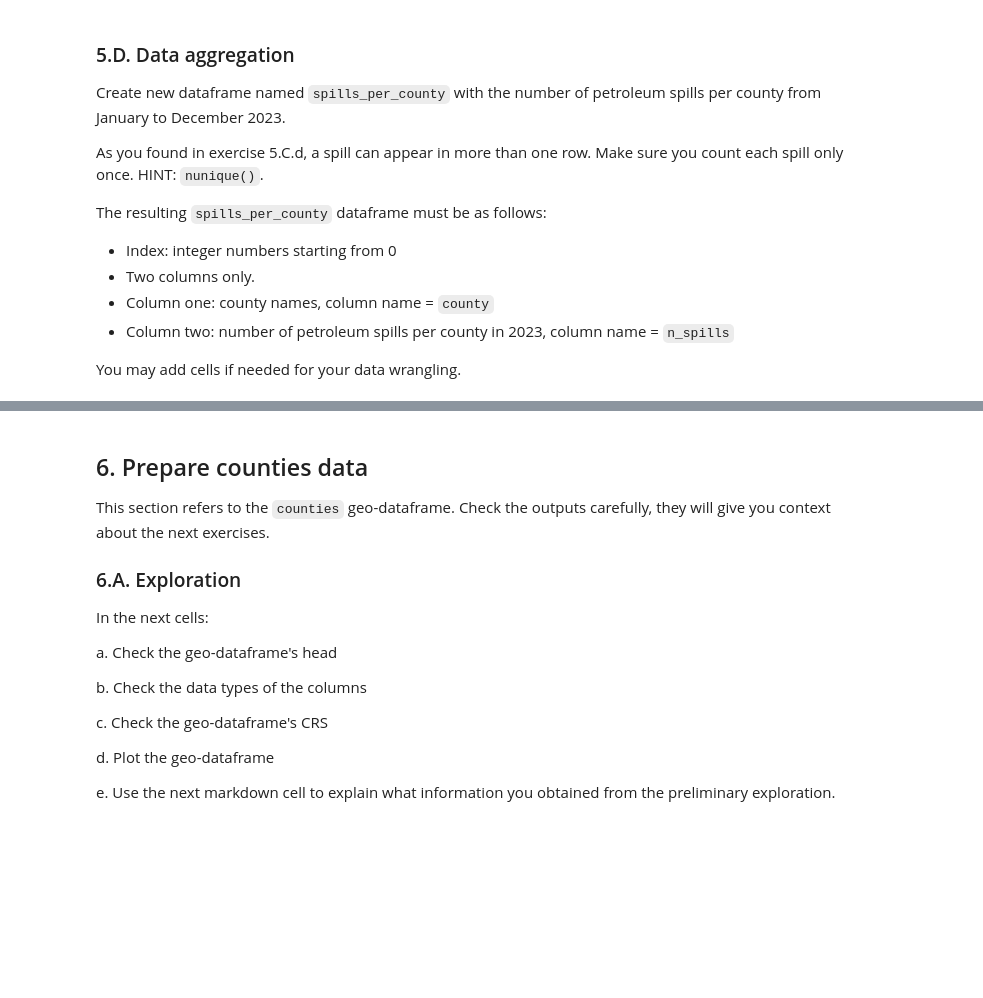
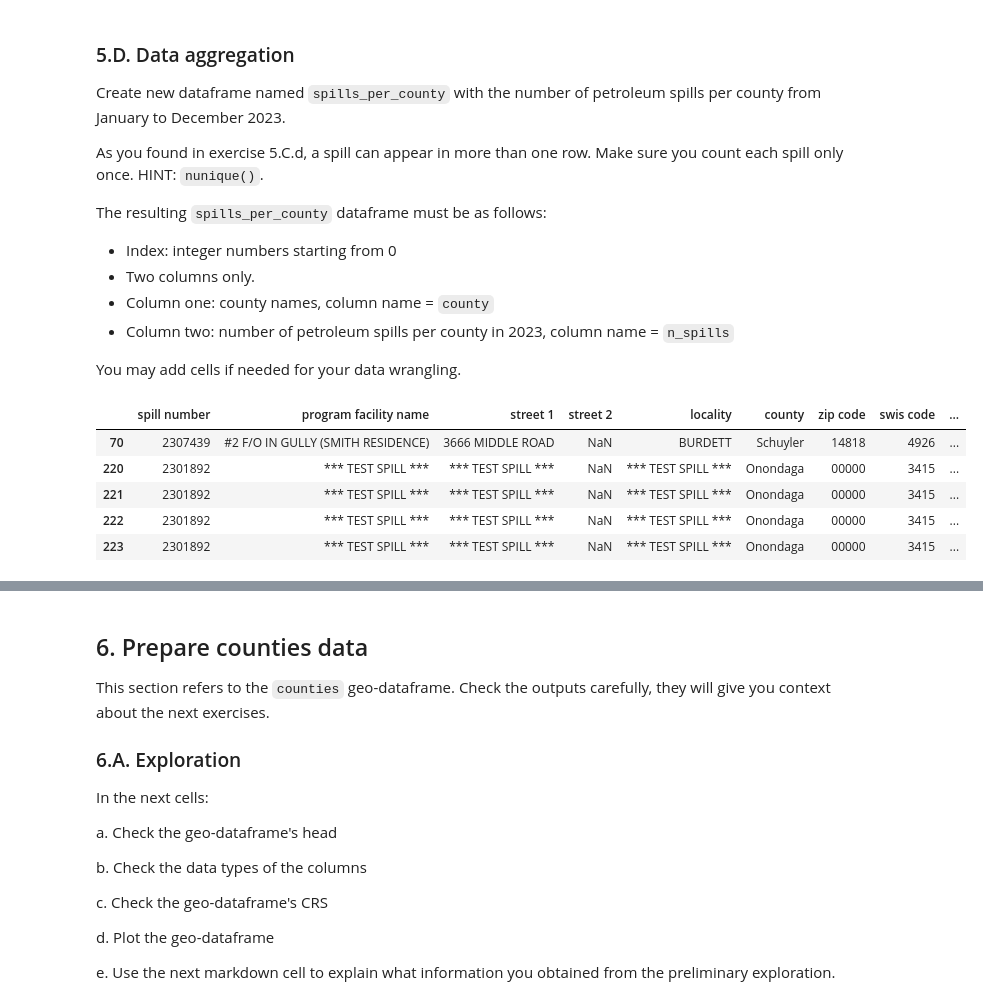
Before and after one commit to farahjstack/eds220-hwk3, a Jupyter notebook: hwk3-task2-spills-STACK.ipynb, the cells around one changed output, grey strips where cells are left out. Saved outputs shown, nothing was run; the diff lists cells and outputs as text; code cells hidden in the pictures; blank space fills up the shorter version.

```diff
--- a/hwk3-task2-spills-STACK.ipynb
+++ b/hwk3-task2-spills-STACK.ipynb
@@ -328,0 +339,10 @@ spills_per_county = ...
+# %%
+# View first 5 rows
+petr_23.head()
+# %% [output]
+|  | spill number | program facility name | street 1 | street 2 | locality | county | zip code | swis code | ... |
+| 70 | 2307439 | #2 F/O IN GULLY (SMITH RESIDENCE) | 3666 MIDDLE ROAD | NaN | BURDETT | Schuyler | 14818 | 4926 | ... |
+| 220 | 2301892 | *** TEST SPILL *** | *** TEST SPILL *** | NaN | *** TEST SPILL *** | Onondaga | 00000 | 3415 | ... |
+| 221 | 2301892 | *** TEST SPILL *** | *** TEST SPILL *** | NaN | *** TEST SPILL *** | Onondaga | 00000 | 3415 | ... |
+| 222 | 2301892 | *** TEST SPILL *** | *** TEST SPILL *** | NaN | *** TEST SPILL *** | Onondaga | 00000 | 3415 | ... |
+| 223 | 2301892 | *** TEST SPILL *** | *** TEST SPILL *** | NaN | *** TEST SPILL *** | Onondaga | 00000 | 3415 | ... |
```
Also changed, not shown: parts of 10 cells of this notebook.
